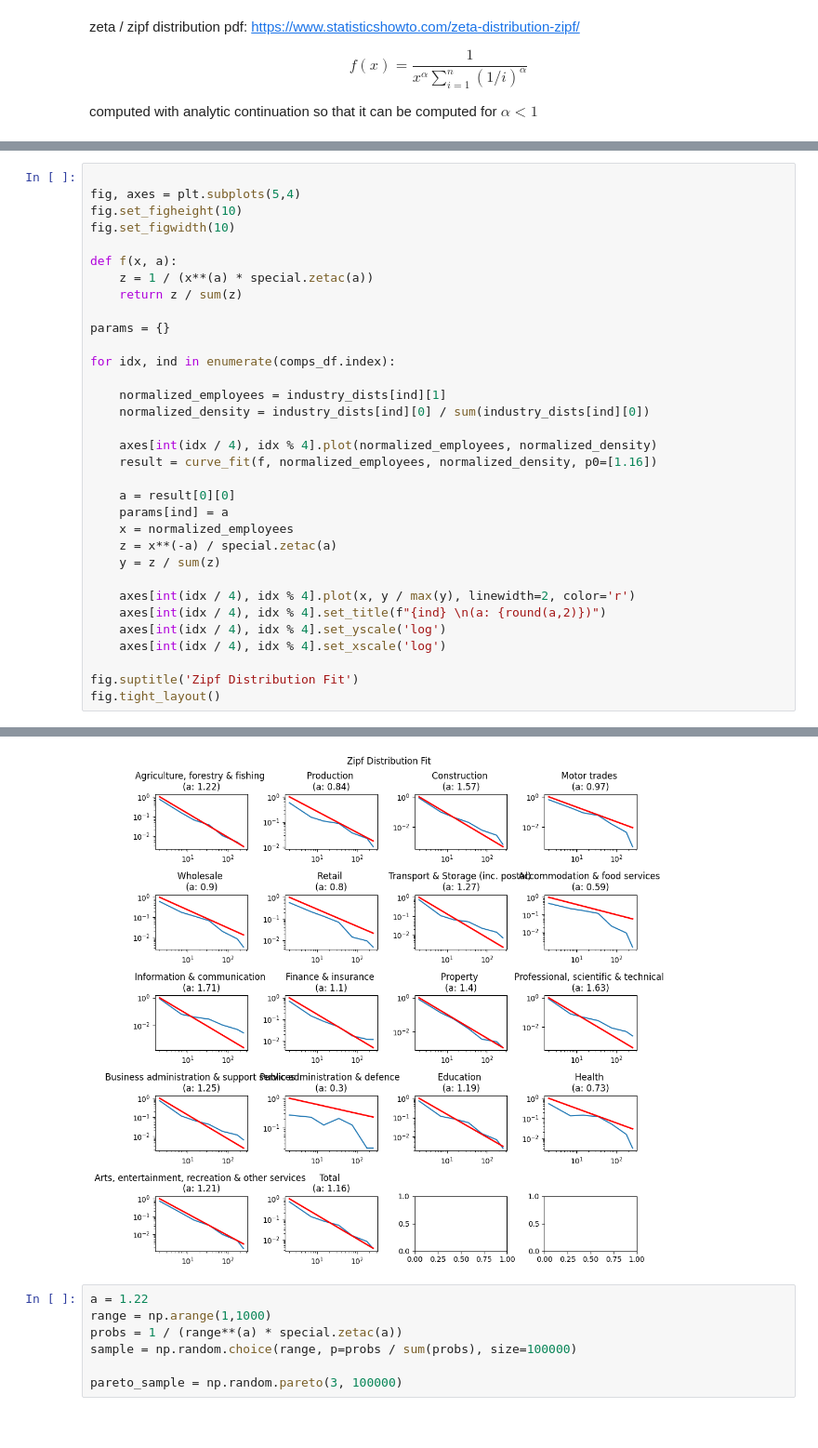
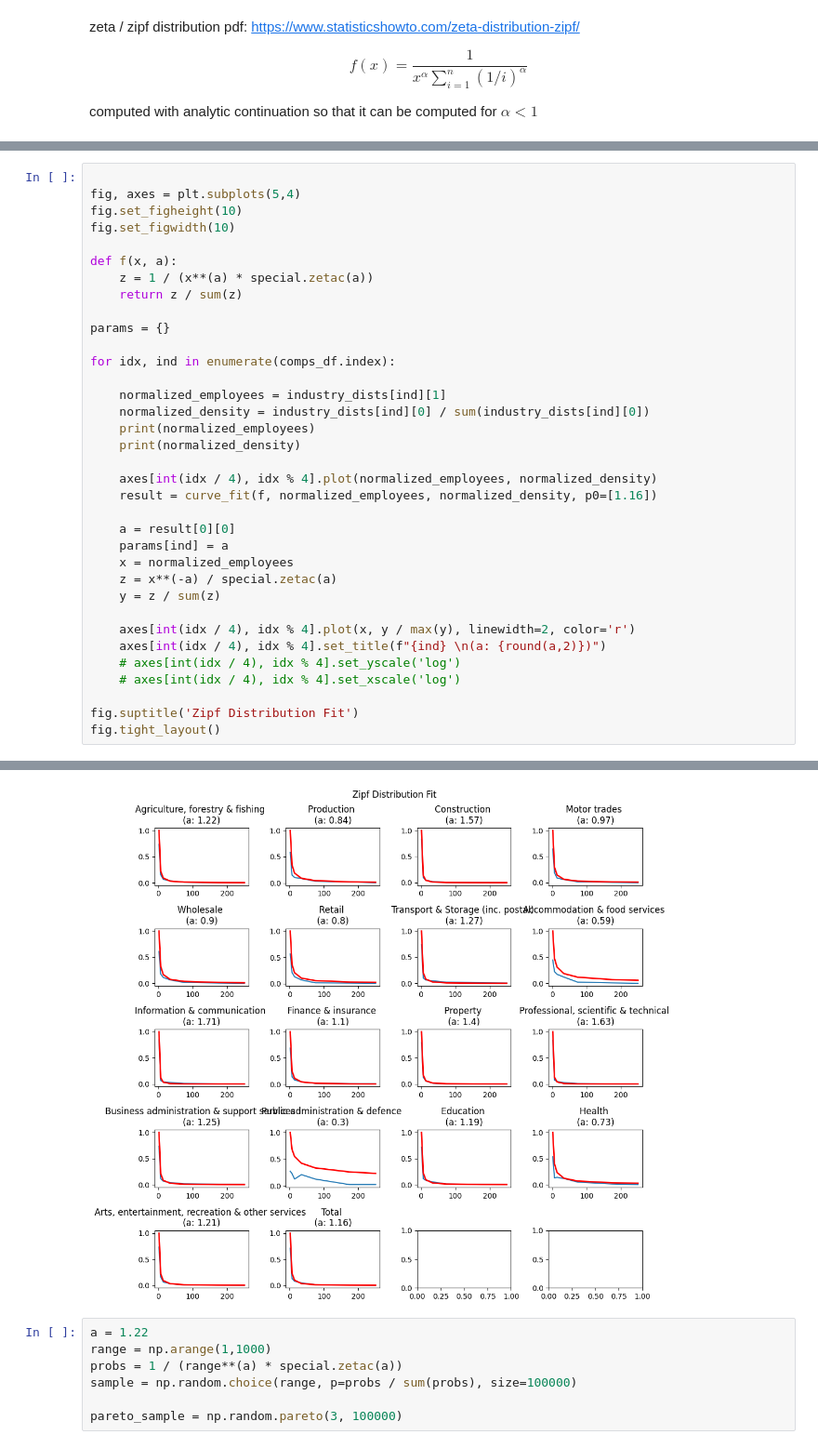
Before and after one commit to matthewbbone/macro-model-eda, a Jupyter notebook: firmSizeDist.ipynb, the cells around one changed output, grey strips where cells are left out. Shown at 93% size. Drawn from its saved outputs; the diff is of its cells as text.

```diff
--- a/firmSizeDist.ipynb
+++ b/firmSizeDist.ipynb
@@ -76,6 +69,8 @@ for idx, ind in enumerate(comps_df.index):
 
     normalized_employees = industry_dists[ind][1]
     normalized_density = industry_dists[ind][0] / sum(industry_dists[ind][0])
+    print(normalized_employees)
+    print(normalized_density)
 
     axes[int(idx / 4), idx % 4].plot(normalized_employees, normalized_density)
     result = curve_fit(f, normalized_employees, normalized_density, p0=[1.16])
@@ -88,8 +83,8 @@ for idx, ind in enumerate(comps_df.index):
 
     axes[int(idx / 4), idx % 4].plot(x, y / max(y), linewidth=2, color='r')
     axes[int(idx / 4), idx % 4].set_title(f"{ind} \n(a: {round(a,2)})")
-    axes[int(idx / 4), idx % 4].set_yscale('log')
-    axes[int(idx / 4), idx % 4].set_xscale('log')
+    # axes[int(idx / 4), idx % 4].set_yscale('log')
+    # axes[int(idx / 4), idx % 4].set_xscale('log')
 
 fig.suptitle('Zipf Distribution Fit')
 fig.tight_layout()
@@ -97,4 +109,4 @@ fig.tight_layout()
-[figure, old version]
+[figure, new version]
 # %%
 a = 1.22
 range = np.arange(1,1000)
```
Also changed, not shown: parts of 3 cells of this notebook, 4 other files.
